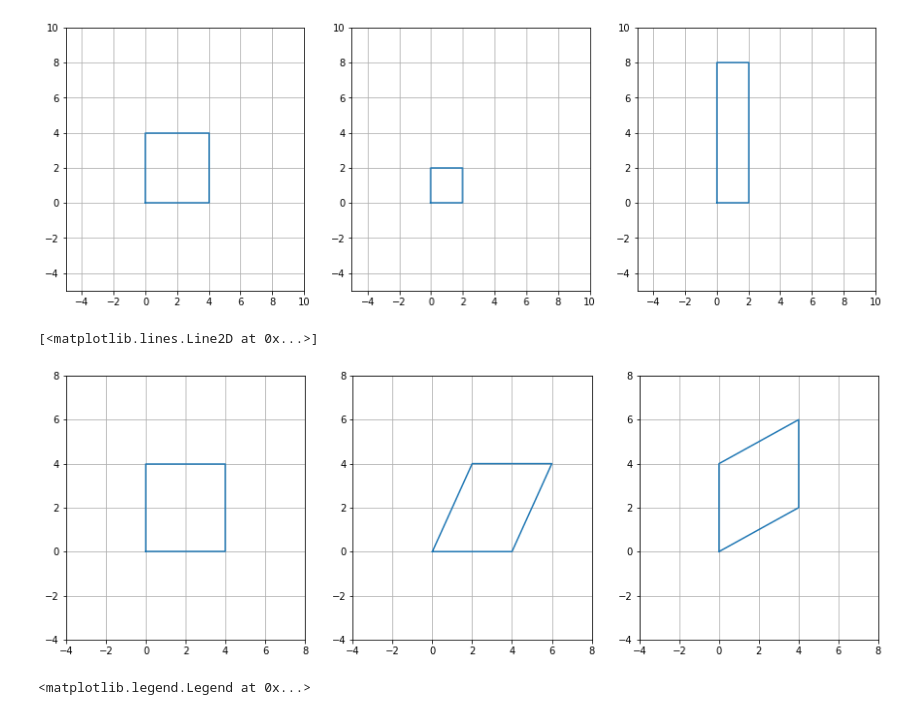
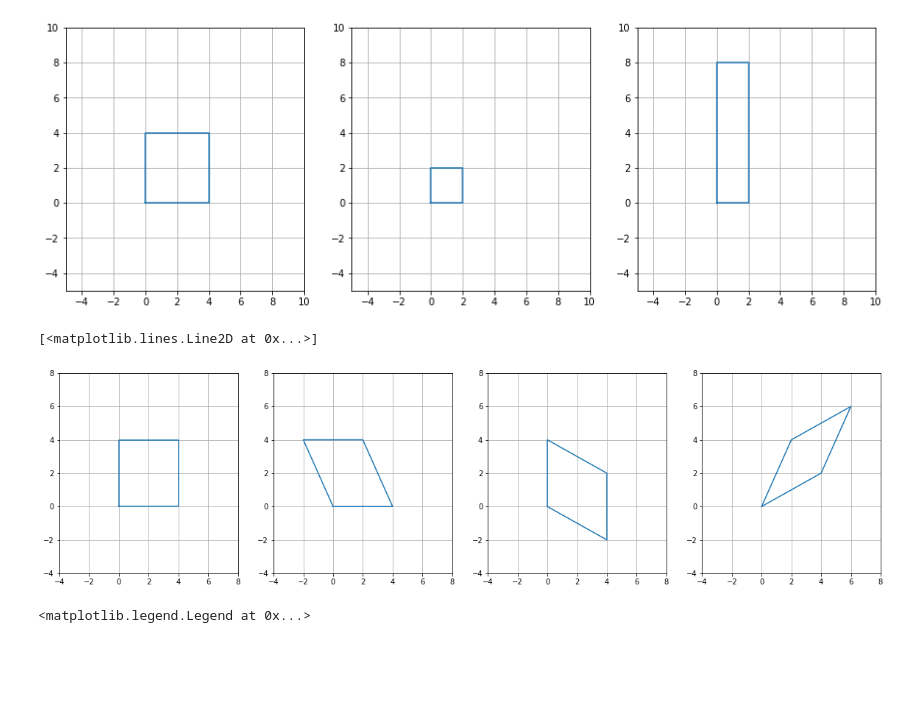
Before and after one commit to tuantdang/computer_graphics, a Jupyter notebook: lectures/w01_transformation_2D.ipynb, the cells around one changed output. Saved outputs shown, nothing was run; the diff lists cells and outputs as text; code cells hidden in the pictures; blank space fills up the shorter version.

```diff
--- a/lectures/w01_transformation_2D.ipynb
+++ b/lectures/w01_transformation_2D.ipynb
@@ -217,20 +220,22 @@ ax[2].plot(xy_ret2[0], xy_ret2[1]) # Scale2
 [figure]
 # %%
 # Shearing
-ax = setup_plot(1, 3, lim=8)
+ax = setup_plot(1, 4, lim=8)
 
 def get_shearing_matrix(shx, shy):
     return np.array([  [1.0, shx],
                         [shy, 1.0]])
 
-xy_ret1 = get_shearing_matrix(0.5, 0)@xy #
-xy_ret2 = get_shearing_matrix(0, 0.5)@xy #
+xy_ret1 = get_shearing_matrix(-0.5, 0)@xy #
+xy_ret2 = get_shearing_matrix(0, -0.5)@xy #
+xy_ret3 = get_shearing_matrix(0.5, 0.5)@xy #
 ax[0].plot(xy[0], xy[1]) # Original
 ax[1].plot(xy_ret1[0], xy_ret1[1]) # shearing1
 ax[2].plot(xy_ret2[0], xy_ret2[1]) # shearing2
+ax[3].plot(xy_ret3[0], xy_ret3[1]) # shearing x,y
 # %% [output]
 [<matplotlib.lines.Line2D at 0x...>]
-[figure, old version]
+[figure, new version]
 # %%
 # Rotation
 ax = setup_plot(1, 4, lim=8)
```
Also changed, not shown: parts of 2 cells of this notebook, 5 other files.
